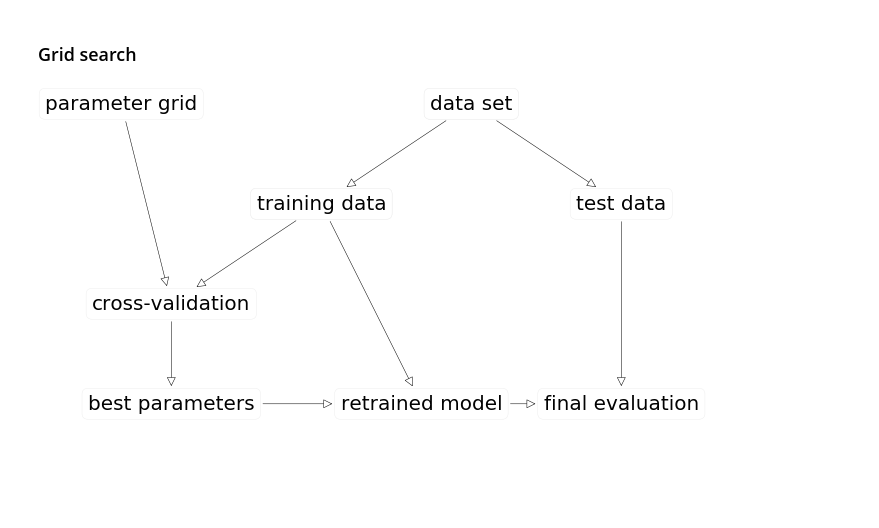
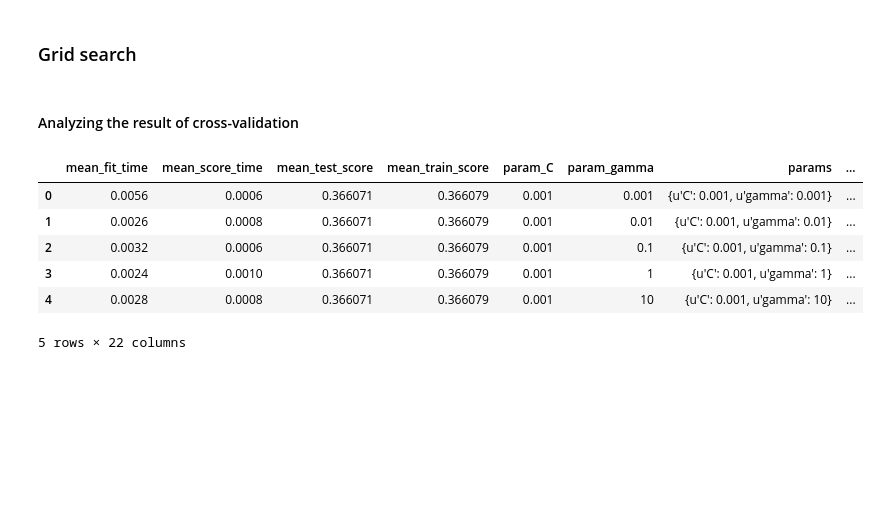
Before and after one commit to Springbudder/Introduction-to-Machine-Learning-O-relly, a Jupyter notebook: Chapter 5 Model Evaluation and Improvement.ipynb, the cells around one changed output. Cells and saved outputs as stored; diff of their text form; code cells hidden in the pictures; blank space fills up the shorter version.

```diff
--- a/Chapter 5 Model Evaluation and Improvement.ipynb
+++ b/Chapter 5 Model Evaluation and Improvement.ipynb
@@ -84,7 +84,28 @@ Cross-validation scores:
 <hr/>
 # %% [markdown]
 ### Grid search
-# %%
-mglearn.plots.plot_grid_search_overview()
-# %% [output]
-[figure, removed]
+# %% [markdown]
+#### Analyzing the result of cross-validation
+# %%
+from sklearn.datasets import load_iris
+from sklearn.model_selection import train_test_split
+from sklearn.model_selection import GridSearchCV
+from sklearn.svm import SVC
+
+param_grid = {'C': [0.001, 0.01, 0.1, 1, 10, 100],
+          'gamma': [0.001, 0.01, 0.1, 1, 10, 100]}
+
+grid_search = GridSearchCV(SVC(), param_grid, cv=5)
+X_train, X_test, y_train, y_test = train_test_split(iris.data, iris.target, random_state = 0)
+grid_search.fit(X_train, y_train)
+results = pd.DataFrame(grid_search.cv_results_)
+
+display(results.head())
+# %% [output]
+|  | mean_fit_time | mean_score_time | mean_test_score | mean_train_score | param_C | param_gamma | params | ... |
+| 0 | 0.0056 | 0.0006 | 0.366071 | 0.366079 | 0.001 | 0.001 | {u'C': 0.001, u'gamma': 0.001} | ... |
+| 1 | 0.0026 | 0.0008 | 0.366071 | 0.366079 | 0.001 | 0.01 | {u'C': 0.001, u'gamma': 0.01} | ... |
+| 2 | 0.0032 | 0.0006 | 0.366071 | 0.366079 | 0.001 | 0.1 | {u'C': 0.001, u'gamma': 0.1} | ... |
+| 3 | 0.0024 | 0.0010 | 0.366071 | 0.366079 | 0.001 | 1 | {u'C': 0.001, u'gamma': 1} | ... |
+| 4 | 0.0028 | 0.0008 | 0.366071 | 0.366079 | 0.001 | 10 | {u'C': 0.001, u'gamma': 10} | ... |
+5 rows × 22 columns
```
Also changed, not shown: parts of 5 cells of this notebook.
